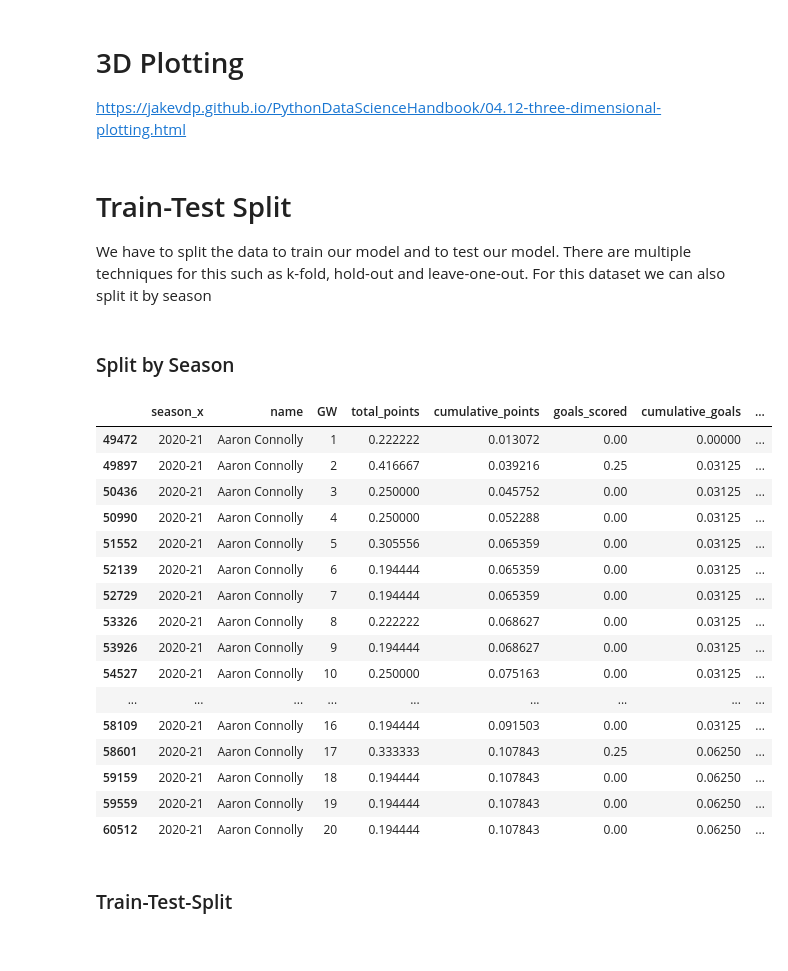
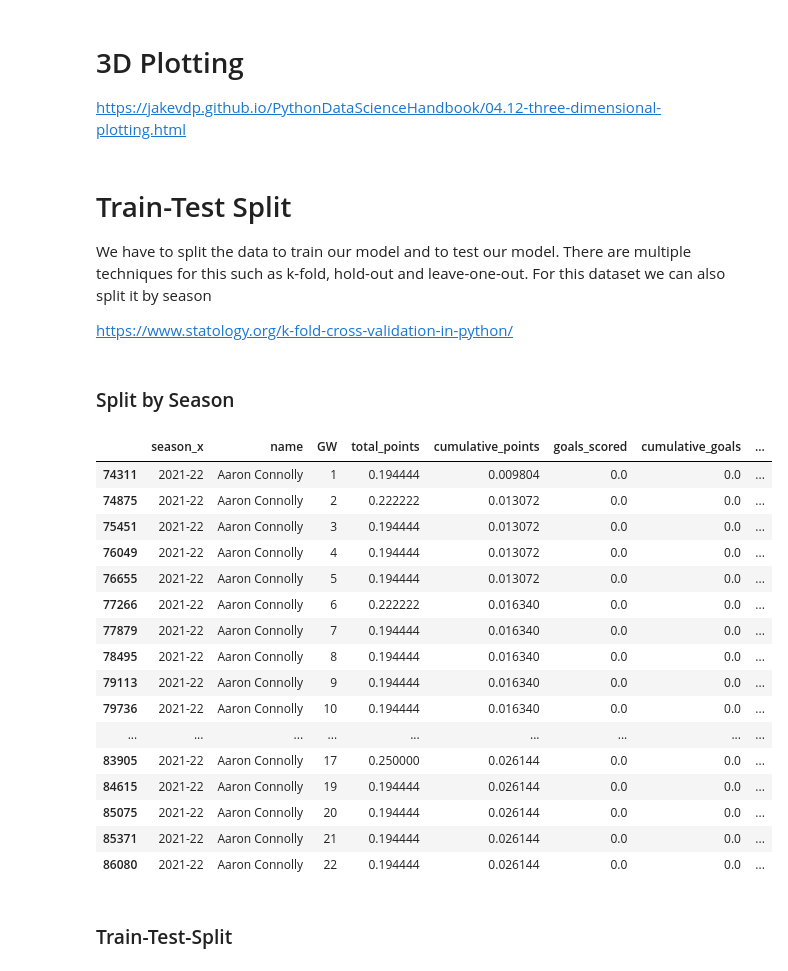
Before and after one commit to eoghano4321/FPL-DataAnalysis, a Jupyter notebook: data-analytics-eoghan.ipynb, the cells around one changed output. Drawn from its saved outputs; the diff is of its cells as text; code cells hidden in the pictures.

```diff
--- a/data-analytics-eoghan.ipynb
+++ b/data-analytics-eoghan.ipynb
@@ -390,33 +390,35 @@ import matplotlib.pyplot as plt
 # Train-Test Split
 We have to split the data to train our model and to test our model. There are multiple techniques for this such as k-fold, hold-out and leave-one-out.
 For this dataset we can also split it by season
+
+https://www.statology.org/k-fold-cross-validation-in-python/
 # %% [markdown]
 ### Split by Season
 # %%
-earlyseasons = ["2016-17", "2017-18", "2018-19", "2019-20"]
+earlyseasons = ["2016-17", "2017-18", "2018-19", "2019-20", "2020-21"]
 train = data_scaled[data_scaled["season_x"].isin(earlyseasons)].copy()
 
-lateseasons = ["2020-21", "2021-22", "2022-23"]
+lateseasons = ["2021-22", "2022-23"]
 test = data_scaled[data_scaled["season_x"].isin(lateseasons)].copy()
 test.head(20)
 # %% [output]
 |  | season_x | name | GW | total_points | cumulative_points | goals_scored | cumulative_goals | ... |
-| 49472 | 2020-21 | Aaron Connolly | 1 | 0.222222 | 0.013072 | 0.00 | 0.00000 | ... |
-| 49897 | 2020-21 | Aaron Connolly | 2 | 0.416667 | 0.039216 | 0.25 | 0.03125 | ... |
-| 50436 | 2020-21 | Aaron Connolly | 3 | 0.250000 | 0.045752 | 0.00 | 0.03125 | ... |
-| 50990 | 2020-21 | Aaron Connolly | 4 | 0.250000 | 0.052288 | 0.00 | 0.03125 | ... |
-| 51552 | 2020-21 | Aaron Connolly | 5 | 0.305556 | 0.065359 | 0.00 | 0.03125 | ... |
-| 52139 | 2020-21 | Aaron Connolly | 6 | 0.194444 | 0.065359 | 0.00 | 0.03125 | ... |
-| 52729 | 2020-21 | Aaron Connolly | 7 | 0.194444 | 0.065359 | 0.00 | 0.03125 | ... |
-| 53326 | 2020-21 | Aaron Connolly | 8 | 0.222222 | 0.068627 | 0.00 | 0.03125 | ... |
-| 53926 | 2020-21 | Aaron Connolly | 9 | 0.194444 | 0.068627 | 0.00 | 0.03125 | ... |
-| 54527 | 2020-21 | Aaron Connolly | 10 | 0.250000 | 0.075163 | 0.00 | 0.03125 | ... |
+| 74311 | 2021-22 | Aaron Connolly | 1 | 0.194444 | 0.009804 | 0.0 | 0.0 | ... |
+| 74875 | 2021-22 | Aaron Connolly | 2 | 0.222222 | 0.013072 | 0.0 | 0.0 | ... |
+| 75451 | 2021-22 | Aaron Connolly | 3 | 0.194444 | 0.013072 | 0.0 | 0.0 | ... |
+| 76049 | 2021-22 | Aaron Connolly | 4 | 0.194444 | 0.013072 | 0.0 | 0.0 | ... |
+| 76655 | 2021-22 | Aaron Connolly | 5 | 0.194444 | 0.013072 | 0.0 | 0.0 | ... |
+| 77266 | 2021-22 | Aaron Connolly | 6 | 0.222222 | 0.016340 | 0.0 | 0.0 | ... |
+| 77879 | 2021-22 | Aaron Connolly | 7 | 0.194444 | 0.016340 | 0.0 | 0.0 | ... |
+| 78495 | 2021-22 | Aaron Connolly | 8 | 0.194444 | 0.016340 | 0.0 | 0.0 | ... |
+| 79113 | 2021-22 | Aaron Connolly | 9 | 0.194444 | 0.016340 | 0.0 | 0.0 | ... |
+| 79736 | 2021-22 | Aaron Connolly | 10 | 0.194444 | 0.016340 | 0.0 | 0.0 | ... |
 | ... | ... | ... | ... | ... | ... | ... | ... | ... |
-| 58109 | 2020-21 | Aaron Connolly | 16 | 0.194444 | 0.091503 | 0.00 | 0.03125 | ... |
-| 58601 | 2020-21 | Aaron Connolly | 17 | 0.333333 | 0.107843 | 0.25 | 0.06250 | ... |
-| 59159 | 2020-21 | Aaron Connolly | 18 | 0.194444 | 0.107843 | 0.00 | 0.06250 | ... |
-| 59559 | 2020-21 | Aaron Connolly | 19 | 0.194444 | 0.107843 | 0.00 | 0.06250 | ... |
-| 60512 | 2020-21 | Aaron Connolly | 20 | 0.194444 | 0.107843 | 0.00 | 0.06250 | ... |
+| 83905 | 2021-22 | Aaron Connolly | 17 | 0.250000 | 0.026144 | 0.0 | 0.0 | ... |
+| 84615 | 2021-22 | Aaron Connolly | 19 | 0.194444 | 0.026144 | 0.0 | 0.0 | ... |
+| 85075 | 2021-22 | Aaron Connolly | 20 | 0.194444 | 0.026144 | 0.0 | 0.0 | ... |
+| 85371 | 2021-22 | Aaron Connolly | 21 | 0.194444 | 0.026144 | 0.0 | 0.0 | ... |
+| 86080 | 2021-22 | Aaron Connolly | 22 | 0.194444 | 0.026144 | 0.0 | 0.0 | ... |
 # %% [markdown]
 ### Train-Test-Split
 # %%
```
Also changed, not shown: parts of 19 cells of this notebook.
